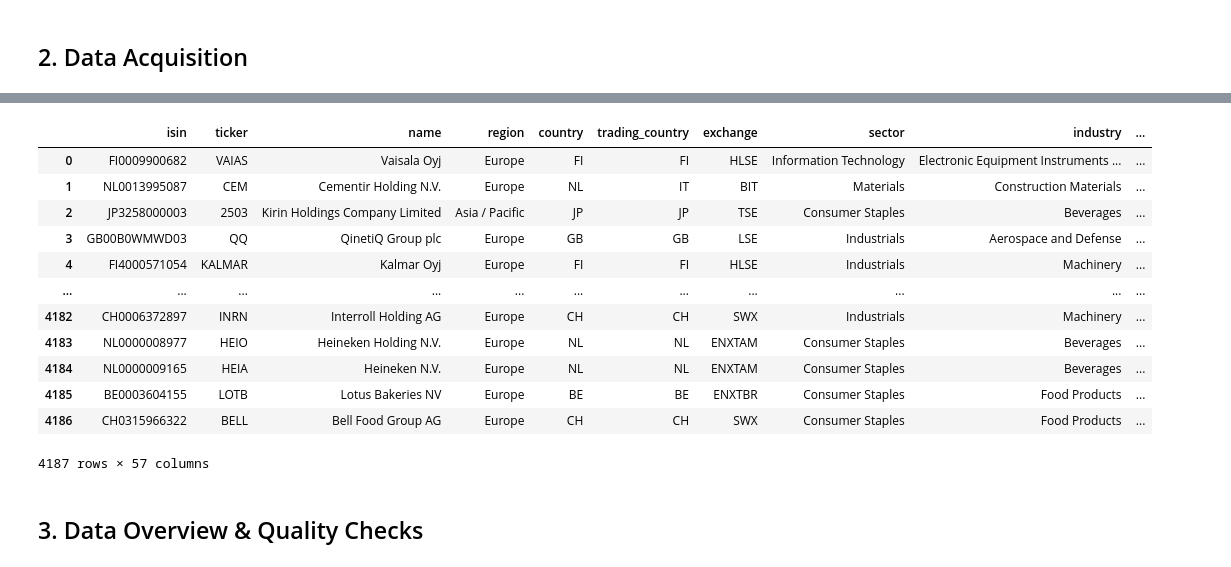
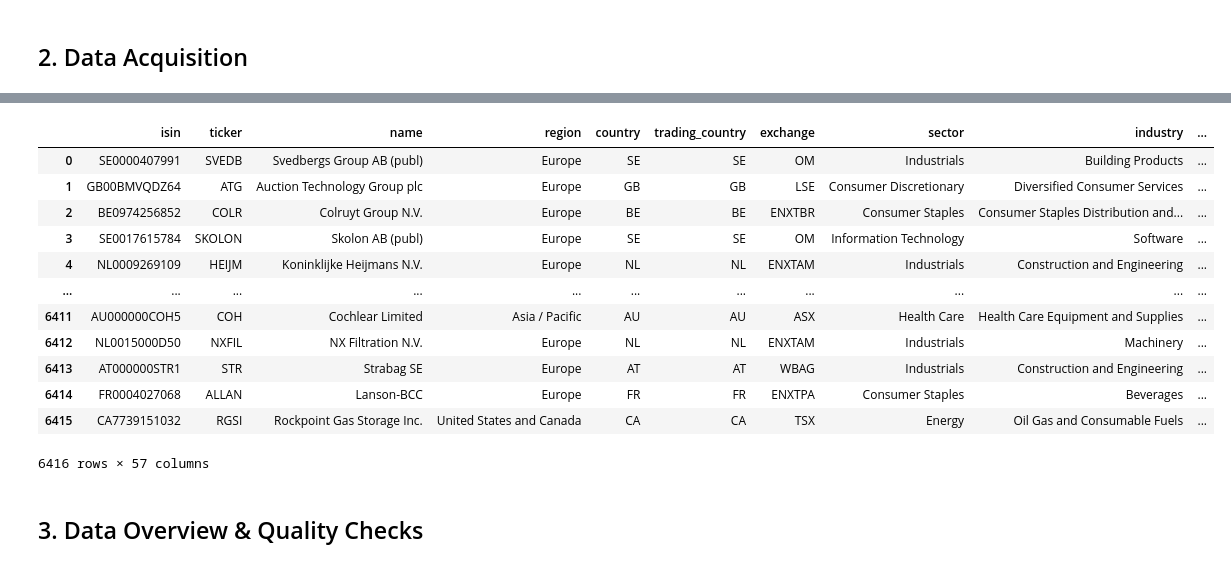
Before and after one commit to Kabenge42/Finance_ML_Analytics_Platform, a Jupyter notebook: ExpectedReturnsAnalytics.ipynb, the cells around one changed output, grey strips where cells are left out. Cells and saved outputs as stored; diff of their text form; code cells hidden in the pictures.

```diff
--- a/ExpectedReturnsAnalytics.ipynb
+++ b/ExpectedReturnsAnalytics.ipynb
@@ -142,22 +142,21 @@ SELECT * FROM analytics.kalman_filtered_price_targets
 # %%
 %%sql
 SELECT * FROM public.vw_features_analyst_sentiment
-WHERE next_earnings >= CURRENT_DATE - (INTERVAL '6 months') AND next_earnings <= CURRENT_DATE + (INTERVAL '6 months') AND size_class <> 'Small Cap'
 ORDER BY next_earnings ASC
 # %% [output]
 |  | isin | ticker | name | region | country | trading_country | exchange | sector | industry | ... |
-| 0 | FI0009900682 | VAIAS | Vaisala Oyj | Europe | FI | FI | HLSE | Information Technology | Electronic Equipment Instruments ... | ... |
-| 1 | NL0013995087 | CEM | Cementir Holding N.V. | Europe | NL | IT | BIT | Materials | Construction Materials | ... |
-| 2 | JP3258000003 | 2503 | Kirin Holdings Company Limited | Asia / Pacific | JP | JP | TSE | Consumer Staples | Beverages | ... |
-| 3 | GB00B0WMWD03 | QQ | QinetiQ Group plc | Europe | GB | GB | LSE | Industrials | Aerospace and Defense | ... |
-| 4 | FI4000571054 | KALMAR | Kalmar Oyj | Europe | FI | FI | HLSE | Industrials | Machinery | ... |
+| 0 | SE0000407991 | SVEDB | Svedbergs Group AB (publ) | Europe | SE | SE | OM | Industrials | Building Products | ... |
+| 1 | GB00BMVQDZ64 | ATG | Auction Technology Group plc | Europe | GB | GB | LSE | Consumer Discretionary | Diversified Consumer Services | ... |
+| 2 | BE0974256852 | COLR | Colruyt Group N.V. | Europe | BE | BE | ENXTBR | Consumer Staples | Consumer Staples Distribution and... | ... |
+| 3 | SE0017615784 | SKOLON | Skolon AB (publ) | Europe | SE | SE | OM | Information Technology | Software | ... |
+| 4 | NL0009269109 | HEIJM | Koninklijke Heijmans N.V. | Europe | NL | NL | ENXTAM | Industrials | Construction and Engineering | ... |
 | ... | ... | ... | ... | ... | ... | ... | ... | ... | ... | ... |
-| 4182 | CH0006372897 | INRN | Interroll Holding AG | Europe | CH | CH | SWX | Industrials | Machinery | ... |
-| 4183 | NL0000008977 | HEIO | Heineken Holding N.V. | Europe | NL | NL | ENXTAM | Consumer Staples | Beverages | ... |
-| 4184 | NL0000009165 | HEIA | Heineken N.V. | Europe | NL | NL | ENXTAM | Consumer Staples | Beverages | ... |
-| 4185 | BE0003604155 | LOTB | Lotus Bakeries NV | Europe | BE | BE | ENXTBR | Consumer Staples | Food Products | ... |
-| 4186 | CH0315966322 | BELL | Bell Food Group AG | Europe | CH | CH | SWX | Consumer Staples | Food Products | ... |
+| 6411 | AU000000COH5 | COH | Cochlear Limited | Asia / Pacific | AU | AU | ASX | Health Care | Health Care Equipment and Supplies | ... |
+| 6412 | NL0015000D50 | NXFIL | NX Filtration N.V. | Europe | NL | NL | ENXTAM | Industrials | Machinery | ... |
+| 6413 | AT000000STR1 | STR | Strabag SE | Europe | AT | AT | WBAG | Industrials | Construction and Engineering | ... |
+| 6414 | FR0004027068 | ALLAN | Lanson-BCC | Europe | FR | FR | ENXTPA | Consumer Staples | Beverages | ... |
+| 6415 | CA7739151032 | RGSI | Rockpoint Gas Storage Inc. | United States and Canada | CA | CA | TSX | Energy | Oil Gas and Consumable Fuels | ... |
-4187 rows × 57 columns
+6416 rows × 57 columns
 # %% [markdown]
 ## 3. Data Overview & Quality Checks
 # %%
```
Also changed, not shown: parts of 11 cells of this notebook, 14 other files.
